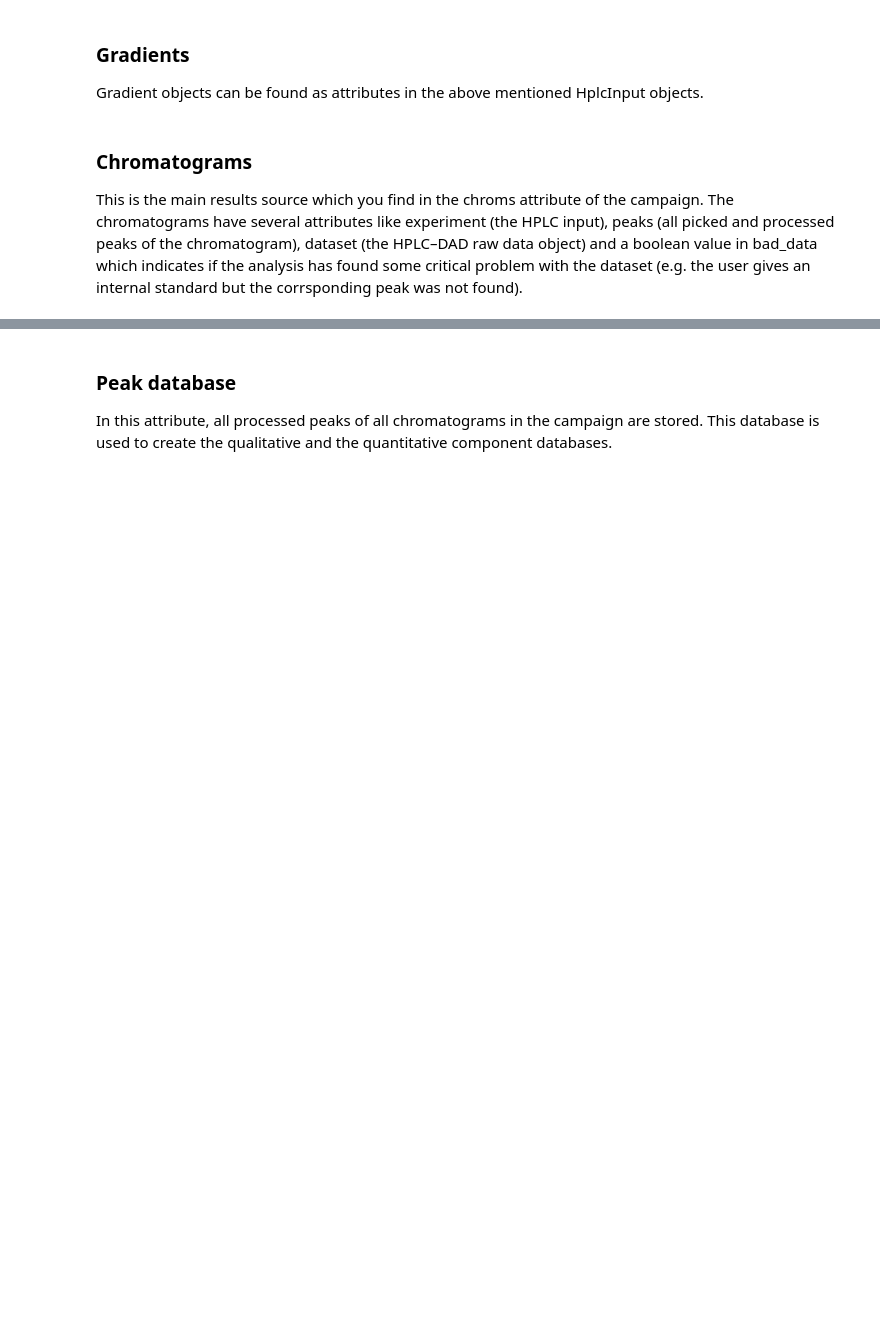
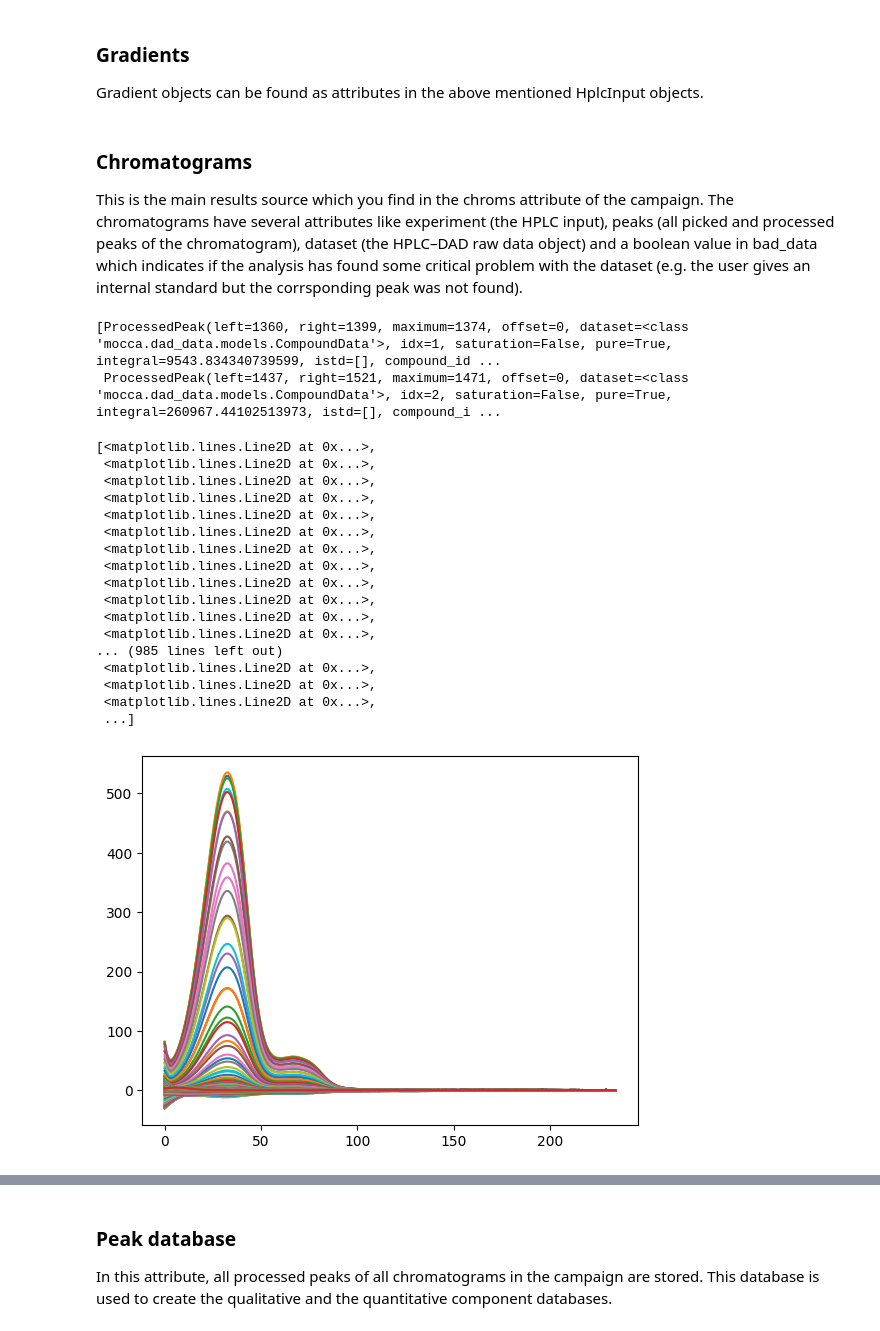
Before and after one commit to HaasCP/mocca, a Jupyter notebook: notebooks/tutorial.ipynb, the cells around one changed output, grey strips where cells are left out. Cells and saved outputs as stored; diff of their text form; code cells hidden in the pictures; blank space fills up the shorter version.

```diff
--- a/notebooks/tutorial.ipynb
+++ b/notebooks/tutorial.ipynb
@@ -198,3 +293,8 @@ Gradient objects can be found as attributes in the above mentioned HplcInput obj
 ### Chromatograms
 
 This is the main results source which you find in the chroms attribute of the campaign. The chromatograms have several attributes like experiment (the HPLC input), peaks (all picked and processed peaks of the chromatogram), dataset (the HPLC–DAD raw data object) and a boolean value in bad_data which indicates if the analysis has found some critical problem with the dataset (e.g. the user gives an internal standard but the corrsponding peak was not found).
+# %%
+camp.chroms[0].peaks
+# %% [output]
+[ProcessedPeak(left=1360, right=1399, maximum=1374, offset=0, dataset=<class 'mocca.dad_data.models.CompoundData'>, idx=1, saturation=False, pure=True, integral=9543.834340739599, istd=[], compound_id ...
+ ProcessedPeak(left=1437, right=1521, maximum=1471, offset=0, dataset=<class 'mocca.dad_data.models.CompoundData'>, idx=2, saturation=False, pure=True, integral=260967.44102513973, istd=[], compound_i ...
@@ -200,0 +303,21 @@ This is the main results source which you find in the chroms attribute of the ca
+# %%
+plt.plot(camp.chroms[0].dataset.data)
+# %% [output]
+[<matplotlib.lines.Line2D at 0x...>,
+ <matplotlib.lines.Line2D at 0x...>,
+ <matplotlib.lines.Line2D at 0x...>,
+ <matplotlib.lines.Line2D at 0x...>,
+ <matplotlib.lines.Line2D at 0x...>,
+ <matplotlib.lines.Line2D at 0x...>,
+ <matplotlib.lines.Line2D at 0x...>,
+ <matplotlib.lines.Line2D at 0x...>,
+ <matplotlib.lines.Line2D at 0x...>,
+ <matplotlib.lines.Line2D at 0x...>,
+ <matplotlib.lines.Line2D at 0x...>,
+ <matplotlib.lines.Line2D at 0x...>,
+... (985 lines left out)
+ <matplotlib.lines.Line2D at 0x...>,
+ <matplotlib.lines.Line2D at 0x...>,
+ <matplotlib.lines.Line2D at 0x...>,
+ ...]
+[figure, added]
```
Also changed, not shown: parts of 17 cells of this notebook, 8 other files.
